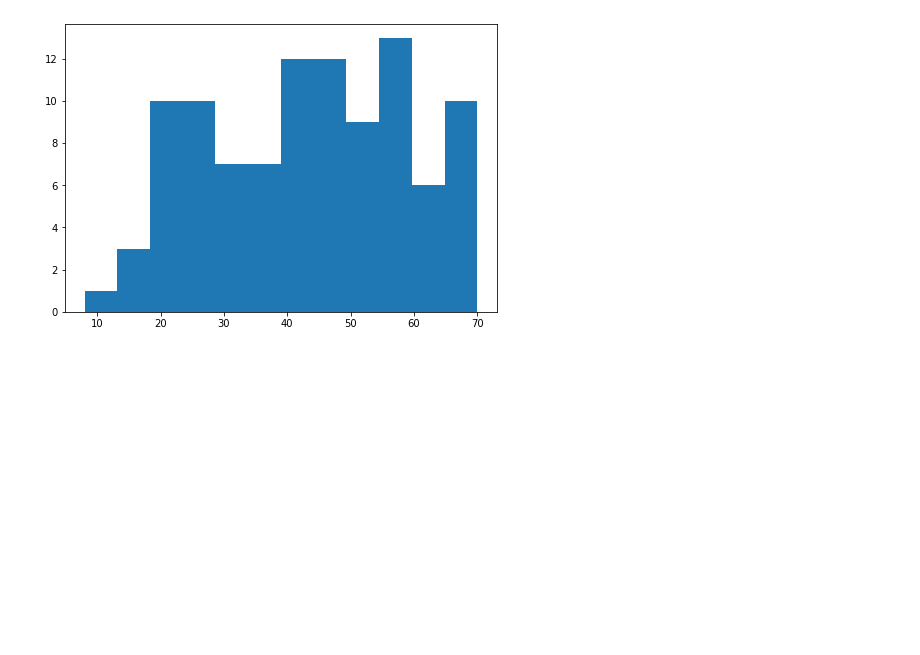
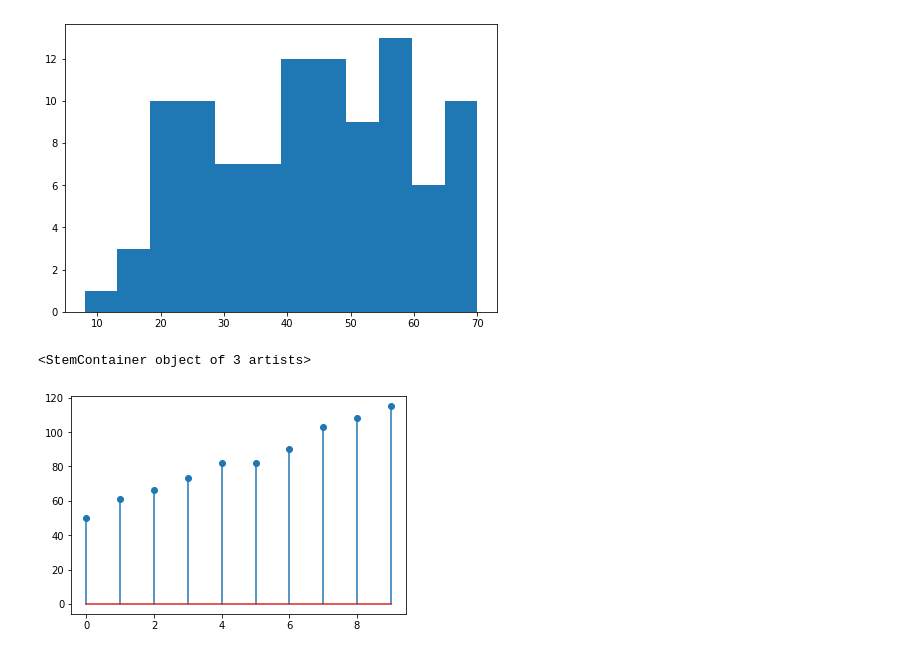
Before and after one commit to prd-dahal/Statistics, a Jupyter notebook: PL02 Brandon Foltz/Descriptive Statistics I.ipynb, the cells around one changed output. Drawn from its saved outputs; the diff is of its cells as text; code cells hidden in the pictures; blank space fills up the shorter version.

```diff
--- a/PL02 Brandon Foltz/Descriptive Statistics I.ipynb
+++ b/PL02 Brandon Foltz/Descriptive Statistics I.ipynb
@@ -93,3 +93,10 @@ ax.hist(ages,bins=12)
         59.66666667, 64.83333333, 70.        ]),
  <a list of 12 Patch objects>)
 [figure]
+# %%
+
+x =[50,61,66,73,82,82,90,103,108,115]
+plt.stem(x)
+# %% [output]
+<StemContainer object of 3 artists>
+[figure, added]
```
Also changed, not shown: parts of 4 cells of this notebook.
